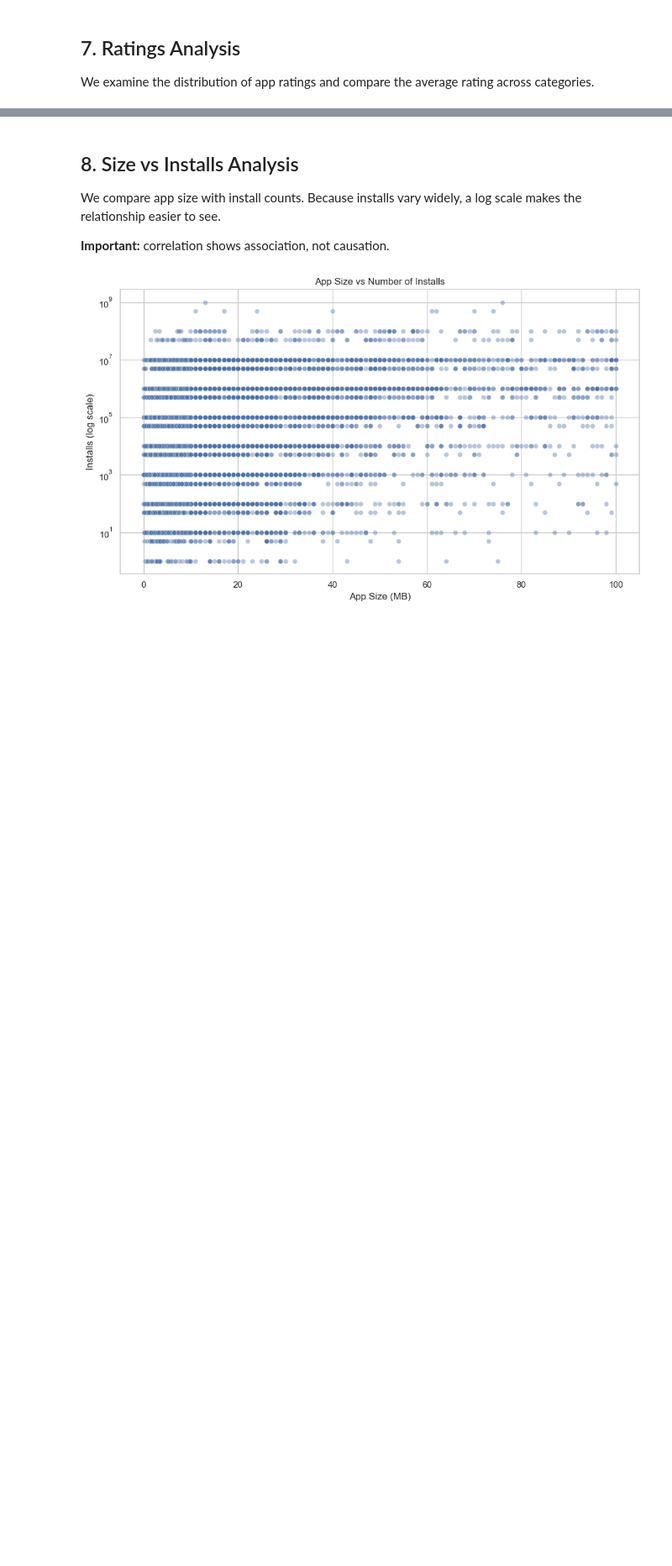
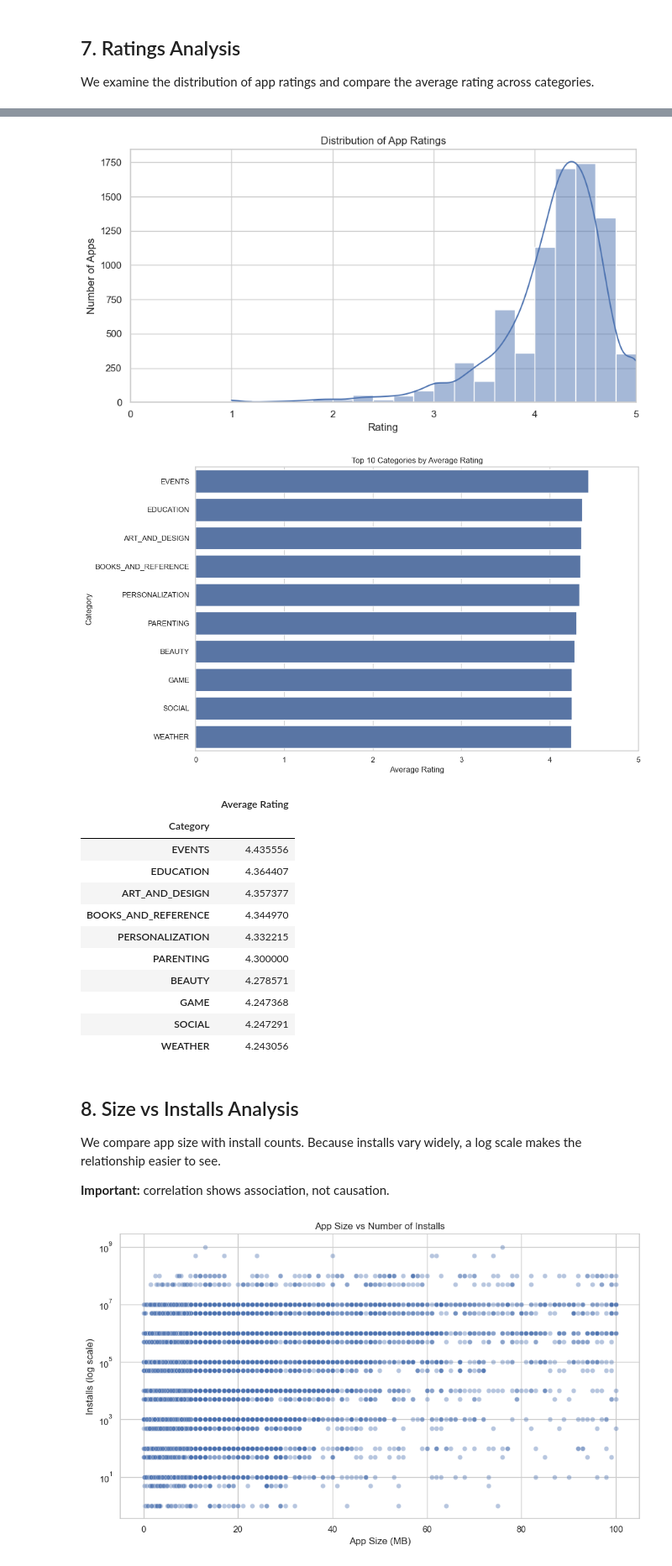
Before and after one commit to mehwish-Iqbal/OIBSIP, a Jupyter notebook: Task_03/Mehwish Iqbal Task_3.ipynb, the cells around one changed output, grey strips where cells are left out. Shown at 84% size. Cells and saved outputs as stored; diff of their text form; code cells hidden in the pictures; blank space fills up the shorter version.

```diff
--- a/Task_03/Mehwish Iqbal Task_3.ipynb
+++ b/Task_03/Mehwish Iqbal Task_3.ipynb
@@ -285,3 +289,66 @@ display(avg_rating_category.to_frame("Average Rating").head(10))
+# %%
+# Convert Rating column to numeric
+apps["Rating"] = pd.to_numeric(apps["Rating"], errors="coerce")
+
+# Keep only valid Google Play ratings (0–5)
+apps.loc[(apps["Rating"] < 0) | (apps["Rating"] > 5), "Rating"] = np.nan
+
+
+# 1. Distribution of App Ratings
+plt.figure(figsize=(9, 5))
+sns.histplot(apps["Rating"].dropna(), bins=20, kde=True)
+
+plt.title("Distribution of App Ratings")
+plt.xlabel("Rating")
+plt.ylabel("Number of Apps")
+plt.xlim(0, 5)
+plt.tight_layout()
+plt.show()
+
+
+# 2. Average Rating by Category
+avg_rating_category = (
+    apps.groupby("Category")["Rating"]
+    .mean()
+    .dropna()
+    .sort_values(ascending=False)
+)
+
+plt.figure(figsize=(12, 7))
+sns.barplot(
+    x=avg_rating_category.head(10).values,
+    y=avg_rating_category.head(10).index
+)
+
+plt.title("Top 10 Categories by Average Rating")
+plt.xlabel("Average Rating")
+plt.ylabel("Category")
+plt.xlim(0, 5)
+plt.tight_layout()
+plt.show()
+
+
+# 3. Display Top 10 Categories
+display(
+    avg_rating_category
+    .head(10)
+    .to_frame("Average Rating")
+)
+# %% [output]
+[figure, added]
+[figure, added]
+|  | Average Rating |
+| Category |  |
+| EVENTS | 4.435556 |
+| EDUCATION | 4.364407 |
+| ART_AND_DESIGN | 4.357377 |
+| BOOKS_AND_REFERENCE | 4.344970 |
+| PERSONALIZATION | 4.332215 |
+| PARENTING | 4.300000 |
+| BEAUTY | 4.278571 |
+| GAME | 4.247368 |
+| SOCIAL | 4.247291 |
+| WEATHER | 4.243056 |
 # %% [markdown]
 ## 8. Size vs Installs Analysis
 
```
Also changed, not shown: parts of 9 cells of this notebook.
